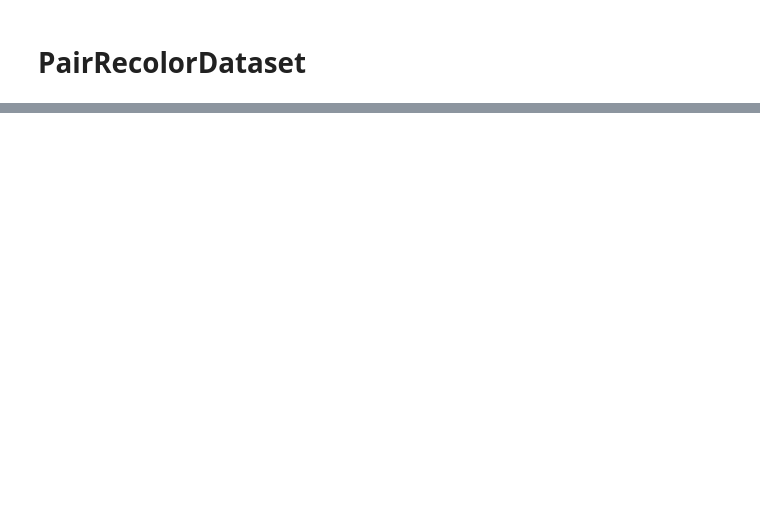
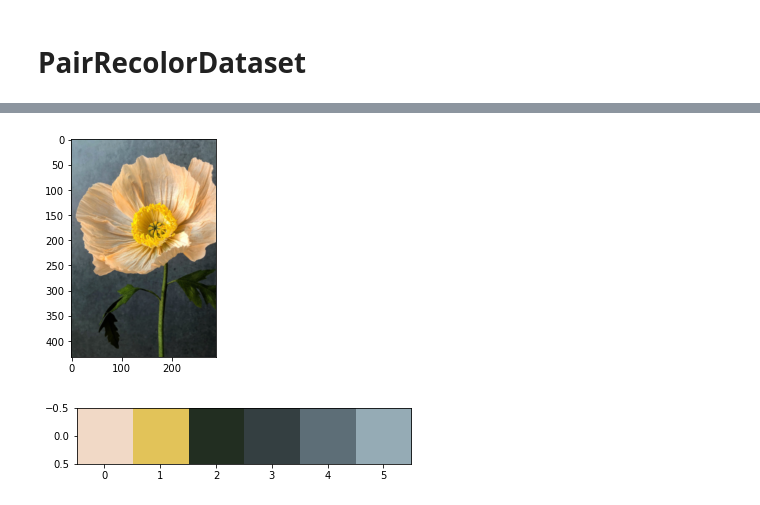
Before and after one commit to danielgafni/repalette, a Jupyter notebook: notebooks/dataset.ipynb, the cells around one changed output, grey strips where cells are left out. Saved outputs shown, nothing was run; the diff lists cells and outputs as text; code cells hidden in the pictures; blank space fills up the shorter version.

```diff
--- a/notebooks/dataset.ipynb
+++ b/notebooks/dataset.ipynb
@@ -72,0 +72,8 @@ len(pair_dataset)
+# %%
+plt.imshow(lab2rgb(img_1[1].permute(1, 2, 0)))
+plt.show()
+plt.imshow(lab2rgb(palette_1[1].permute(1, 2, 0)))
+plt.show()
+# %% [output]
+[figure, added]
+[figure, added]
```
Also changed, not shown: parts of 15 cells of this notebook.
